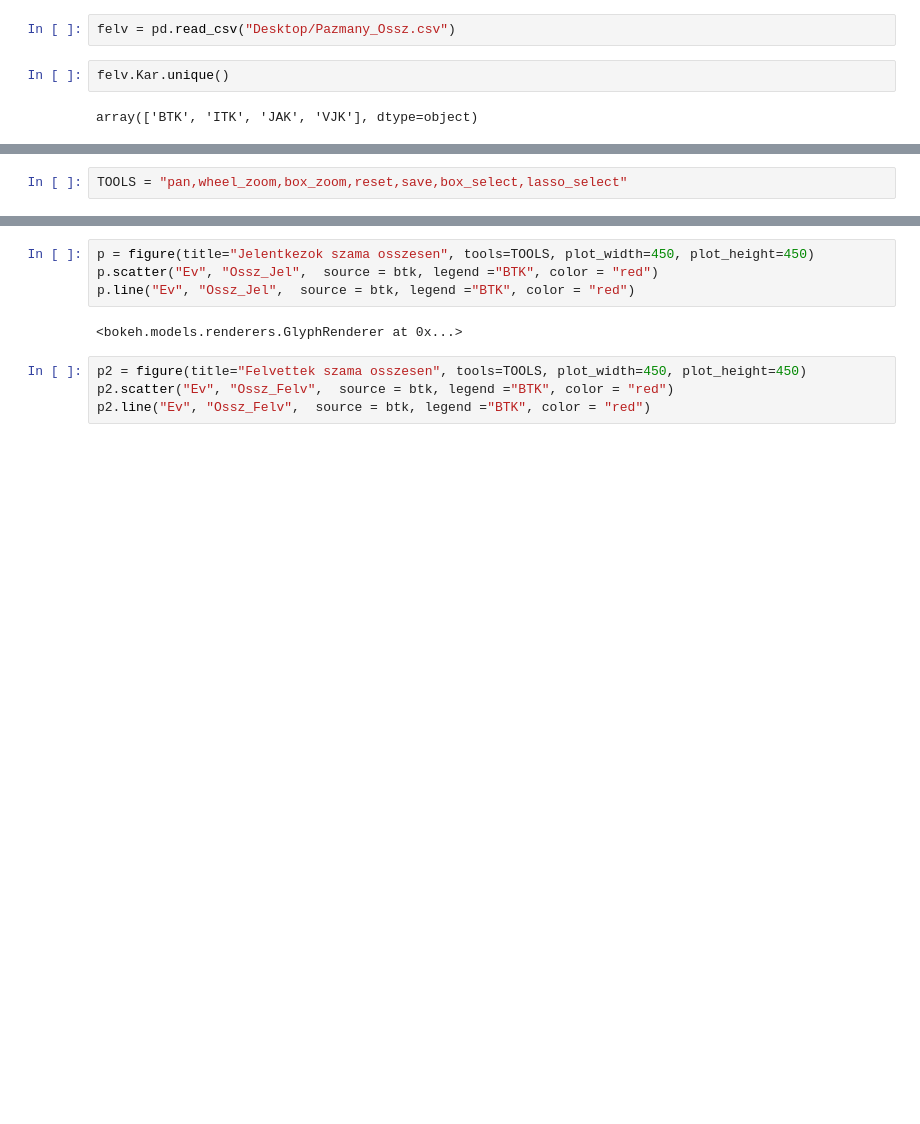
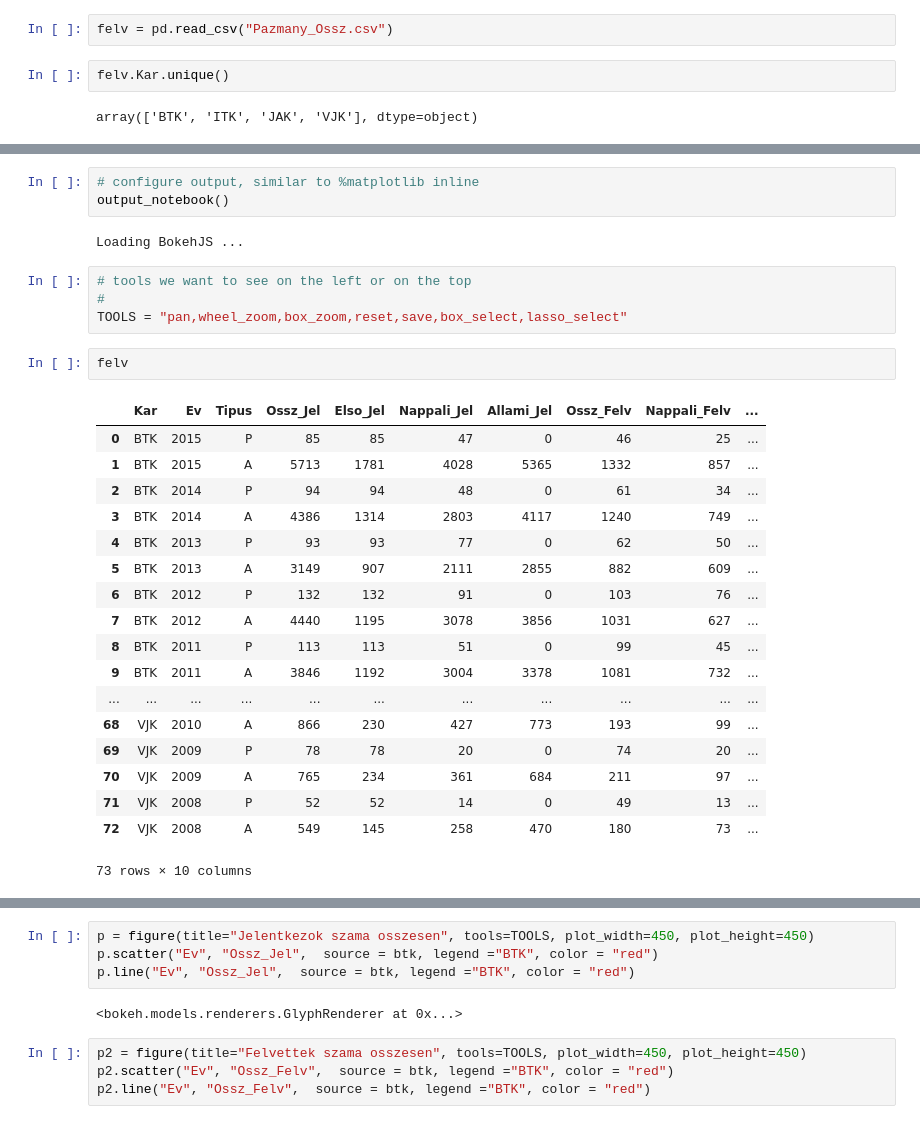
Before and after one commit to gurbanics/pytech-vis, a Jupyter notebook: notebooks/Bokeh Pazmany.ipynb, the cells around one changed output, grey strips where cells are left out. Drawn from its saved outputs; the diff is of its cells as text; blank space fills up the shorter version.

```diff
--- a/notebooks/Bokeh Pazmany.ipynb
+++ b/notebooks/Bokeh Pazmany.ipynb
@@ -4,7 +4,7 @@ import numpy as np
 import pandas as pd
 import matplotlib.pyplot as plt
 # %%
-felv = pd.read_csv("Desktop/Pazmany_Ossz.csv")
+felv = pd.read_csv("Pazmany_Ossz.csv")
 # %%
 felv.Kar.unique()
 # %% [output]
@@ -26,3 +20,31 @@ output_notebook()
+# %%
+# configure output, similar to %matplotlib inline
+output_notebook()
+# %% [output]
+Loading BokehJS ...
 # %%
+# tools we want to see on the left or on the top
+#
 TOOLS = "pan,wheel_zoom,box_zoom,reset,save,box_select,lasso_select"
+# %%
+felv
+# %% [output]
+|  | Kar | Ev | Tipus | Ossz_Jel | Elso_Jel | Nappali_Jel | Allami_Jel | Ossz_Felv | Nappali_Felv | ... |
+| 0 | BTK | 2015 | P | 85 | 85 | 47 | 0 | 46 | 25 | ... |
+| 1 | BTK | 2015 | A | 5713 | 1781 | 4028 | 5365 | 1332 | 857 | ... |
+| 2 | BTK | 2014 | P | 94 | 94 | 48 | 0 | 61 | 34 | ... |
+| 3 | BTK | 2014 | A | 4386 | 1314 | 2803 | 4117 | 1240 | 749 | ... |
+| 4 | BTK | 2013 | P | 93 | 93 | 77 | 0 | 62 | 50 | ... |
+| 5 | BTK | 2013 | A | 3149 | 907 | 2111 | 2855 | 882 | 609 | ... |
+| 6 | BTK | 2012 | P | 132 | 132 | 91 | 0 | 103 | 76 | ... |
+| 7 | BTK | 2012 | A | 4440 | 1195 | 3078 | 3856 | 1031 | 627 | ... |
+| 8 | BTK | 2011 | P | 113 | 113 | 51 | 0 | 99 | 45 | ... |
+| 9 | BTK | 2011 | A | 3846 | 1192 | 3004 | 3378 | 1081 | 732 | ... |
+| ... | ... | ... | ... | ... | ... | ... | ... | ... | ... | ... |
+| 68 | VJK | 2010 | A | 866 | 230 | 427 | 773 | 193 | 99 | ... |
+| 69 | VJK | 2009 | P | 78 | 78 | 20 | 0 | 74 | 20 | ... |
+| 70 | VJK | 2009 | A | 765 | 234 | 361 | 684 | 211 | 97 | ... |
+| 71 | VJK | 2008 | P | 52 | 52 | 14 | 0 | 49 | 13 | ... |
+| 72 | VJK | 2008 | A | 549 | 145 | 258 | 470 | 180 | 73 | ... |
+73 rows × 10 columns
 # %%
```
Also changed, not shown: parts of 13 cells of this notebook.
